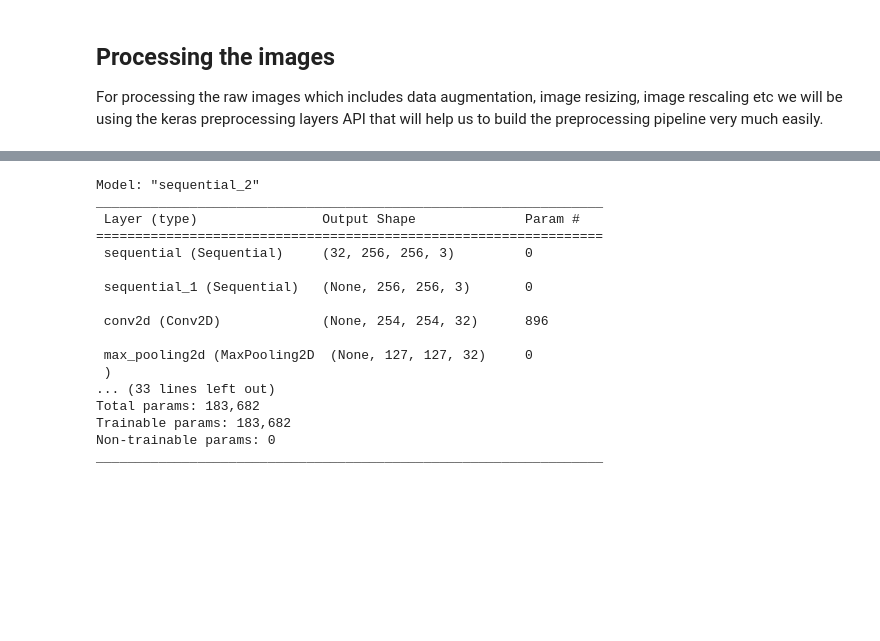
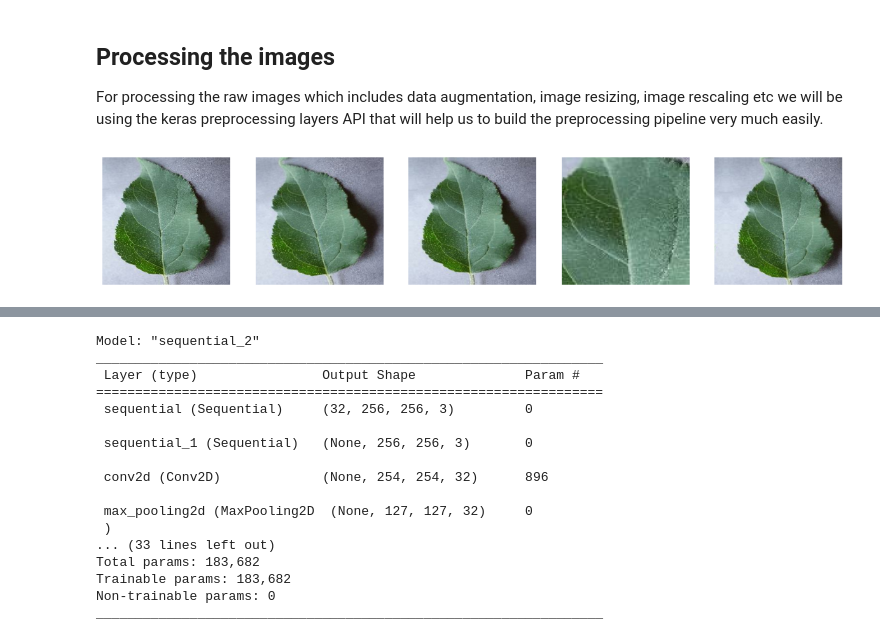
Before and after one commit to yuvraaj2002/Plant_Disease, a Jupyter notebook: notebook/Code.ipynb, the cells around one changed output, grey strips where cells are left out. Drawn from its saved outputs; the diff is of its cells as text; code cells hidden in the pictures; blank space fills up the shorter version.

Commit message:
Created a data augmentation model

```diff
--- a/notebook/Code.ipynb
+++ b/notebook/Code.ipynb
@@ -110,16 +110,27 @@ Image Normalization
 
 For processing the raw images which includes data augmentation, image resizing, image rescaling etc we will be using the keras preprocessing layers API that will help us to build the preprocessing pipeline very much easily.
 # %%
-# tf.keras.layers.RandomCrop
-# tf.keras.layers.RandomFlip
-# tf.keras.layers.RandomTranslation
-# tf.keras.layers.RandomRotation
-# tf.keras.layers.RandomZoom
-# tf.keras.layers.RandomContrast
+# Create the data augmentation model
+data_augmentation = tf.keras.Sequential([
+    tf.keras.layers.experimental.preprocessing.RandomFlip("horizontal"),
+    tf.keras.layers.experimental.preprocessing.RandomRotation(0.1),
+    tf.keras.layers.experimental.preprocessing.RandomZoom(0.1),
+    tf.keras.layers.experimental.preprocessing.RandomCrop(100, 100),
+    tf.keras.layers.experimental.preprocessing.RandomTranslation(0.1, 0.1)
+])
 
-data_augmentation = tf.keras.Sequential(
-    [
-        layers.RandomFlip("horizontal"),
-        layers.RandomRotation(0.1),
-        layers.RandomZoom(0.1),
-    ])
+# Now just for testing let's take a single image and apply preprocessing on it
+for img,labels in train_ds.take(1):
+    single_img = img[0].numpy()
+    break
+
+# Apply data augmentation to the single image
+fig, ax = plt.subplots(1, 5, figsize=(15, 3))
+for i, layer in enumerate(data_augmentation.layers):
+    augmented_image = layer(tf.expand_dims(single_img, axis=0), training=True)
+    ax[i].imshow(augmented_image[0].numpy().astype("uint8"))
+    ax[i].axis("off")
+
+plt.show()
+# %% [output]
+[figure, added]
```
Also changed, not shown: parts of 3 cells of this notebook.
